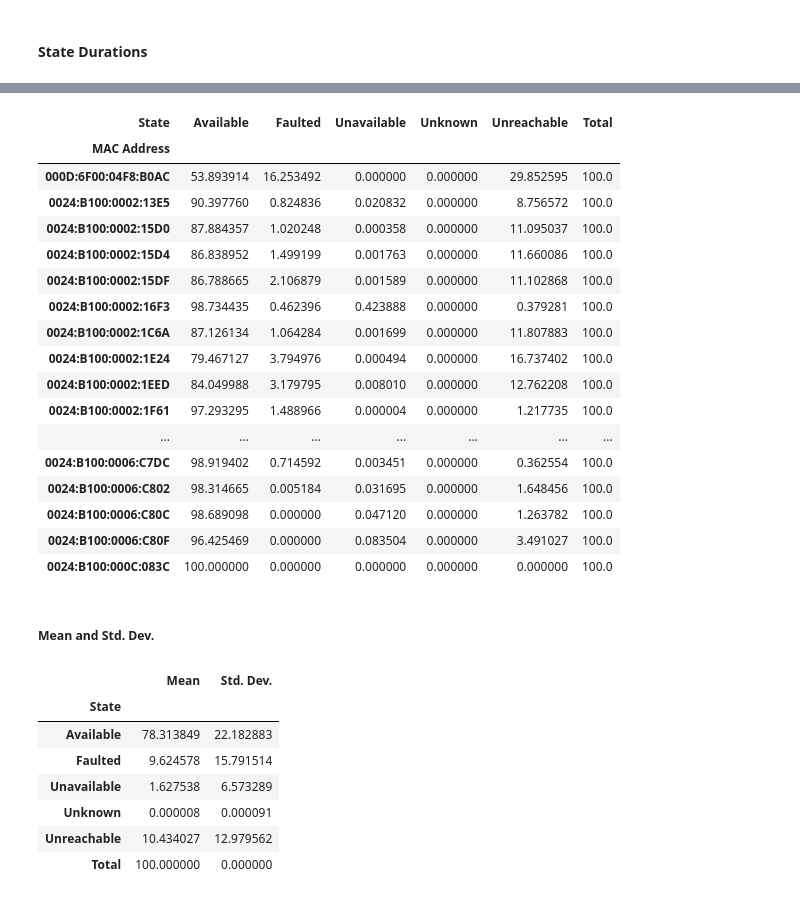
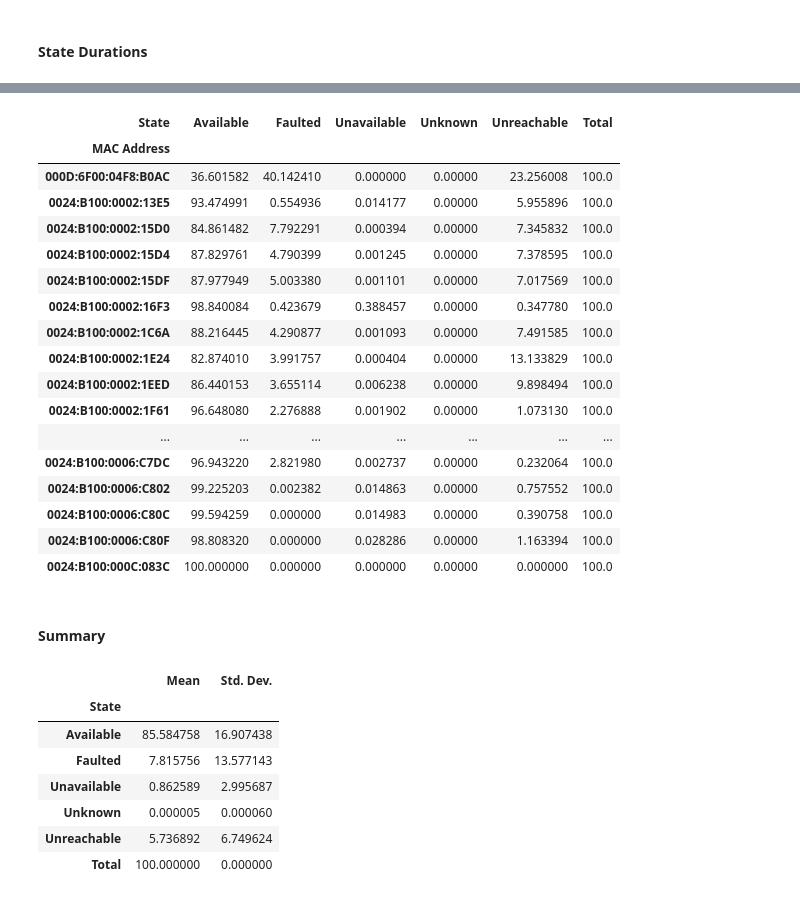
Before and after one commit to b-dagostino/charger-reliability, a Jupyter notebook: notebooks/bdag.ipynb, the cells around one changed output, grey strips where cells are left out. Saved outputs shown, nothing was run; the diff lists cells and outputs as text; code cells hidden in the pictures.

```diff
--- a/notebooks/bdag.ipynb
+++ b/notebooks/bdag.ipynb
@@ -218,7 +219,7 @@ def calculate_state_from_alarms(alarms):
         if mac in models:
             model = models[mac]
         else:
-            model = ChargerModel()
+            model = ChargerModel(return_to_last_known_state=True)
             models[mac] = model
 
         alarm = AlarmEnum(row['Alarm Name'])
@@ -256,8 +273,8 @@ def build_state_history(state_alarms):
         charger_state_history['MAC Address'] = mac
         charger_state_history['Period'] = charger_state_history.index
 
-        # Fix up end times for singleton periods
-        for index, row in charger_state_history[charger_state_history['Alarms'] == 1].iterrows():
+        # Fix up end times
+        for index, row in charger_state_history.iterrows():
             try:
                 charger_state_history.loc[index, 'End'] = charger_state_history.loc[index + 1, 'Start']
             finally:
@@ -279,3 +296,6 @@ def build_state_history(state_alarms):
     return state_history
 
 state_history = build_state_history(state_alarms)
+# %%
+pd.set_option('display.max_rows', 100)
+state_history
@@ -311,32 +345,32 @@ state_percentages
 # %% [output]
 | State | Available | Faulted | Unavailable | Unknown | Unreachable | Total |
 | MAC Address |  |  |  |  |  |  |
-| 000D:6F00:04F8:B0AC | 53.893914 | 16.253492 | 0.000000 | 0.000000 | 29.852595 | 100.0 |
-| 0024:B100:0002:13E5 | 90.397760 | 0.824836 | 0.020832 | 0.000000 | 8.756572 | 100.0 |
-| 0024:B100:0002:15D0 | 87.884357 | 1.020248 | 0.000358 | 0.000000 | 11.095037 | 100.0 |
-| 0024:B100:0002:15D4 | 86.838952 | 1.499199 | 0.001763 | 0.000000 | 11.660086 | 100.0 |
-| 0024:B100:0002:15DF | 86.788665 | 2.106879 | 0.001589 | 0.000000 | 11.102868 | 100.0 |
-| 0024:B100:0002:16F3 | 98.734435 | 0.462396 | 0.423888 | 0.000000 | 0.379281 | 100.0 |
-| 0024:B100:0002:1C6A | 87.126134 | 1.064284 | 0.001699 | 0.000000 | 11.807883 | 100.0 |
-| 0024:B100:0002:1E24 | 79.467127 | 3.794976 | 0.000494 | 0.000000 | 16.737402 | 100.0 |
-| 0024:B100:0002:1EED | 84.049988 | 3.179795 | 0.008010 | 0.000000 | 12.762208 | 100.0 |
-| 0024:B100:0002:1F61 | 97.293295 | 1.488966 | 0.000004 | 0.000000 | 1.217735 | 100.0 |
+| 000D:6F00:04F8:B0AC | 36.601582 | 40.142410 | 0.000000 | 0.00000 | 23.256008 | 100.0 |
+| 0024:B100:0002:13E5 | 93.474991 | 0.554936 | 0.014177 | 0.00000 | 5.955896 | 100.0 |
+| 0024:B100:0002:15D0 | 84.861482 | 7.792291 | 0.000394 | 0.00000 | 7.345832 | 100.0 |
+| 0024:B100:0002:15D4 | 87.829761 | 4.790399 | 0.001245 | 0.00000 | 7.378595 | 100.0 |
+| 0024:B100:0002:15DF | 87.977949 | 5.003380 | 0.001101 | 0.00000 | 7.017569 | 100.0 |
+| 0024:B100:0002:16F3 | 98.840084 | 0.423679 | 0.388457 | 0.00000 | 0.347780 | 100.0 |
+| 0024:B100:0002:1C6A | 88.216445 | 4.290877 | 0.001093 | 0.00000 | 7.491585 | 100.0 |
+| 0024:B100:0002:1E24 | 82.874010 | 3.991757 | 0.000404 | 0.00000 | 13.133829 | 100.0 |
+| 0024:B100:0002:1EED | 86.440153 | 3.655114 | 0.006238 | 0.00000 | 9.898494 | 100.0 |
+| 0024:B100:0002:1F61 | 96.648080 | 2.276888 | 0.001902 | 0.00000 | 1.073130 | 100.0 |
 | ... | ... | ... | ... | ... | ... | ... |
-| 0024:B100:0006:C7DC | 98.919402 | 0.714592 | 0.003451 | 0.000000 | 0.362554 | 100.0 |
-| 0024:B100:0006:C802 | 98.314665 | 0.005184 | 0.031695 | 0.000000 | 1.648456 | 100.0 |
-| 0024:B100:0006:C80C | 98.689098 | 0.000000 | 0.047120 | 0.000000 | 1.263782 | 100.0 |
-| 0024:B100:0006:C80F | 96.425469 | 0.000000 | 0.083504 | 0.000000 | 3.491027 | 100.0 |
-| 0024:B100:000C:083C | 100.000000 | 0.000000 | 0.000000 | 0.000000 | 0.000000 | 100.0 |
+| 0024:B100:0006:C7DC | 96.943220 | 2.821980 | 0.002737 | 0.00000 | 0.232064 | 100.0 |
+| 0024:B100:0006:C802 | 99.225203 | 0.002382 | 0.014863 | 0.00000 | 0.757552 | 100.0 |
+| 0024:B100:0006:C80C | 99.594259 | 0.000000 | 0.014983 | 0.00000 | 0.390758 | 100.0 |
+| 0024:B100:0006:C80F | 98.808320 | 0.000000 | 0.028286 | 0.00000 | 1.163394 | 100.0 |
+| 0024:B100:000C:083C | 100.000000 | 0.000000 | 0.000000 | 0.00000 | 0.000000 | 100.0 |
+# %% [markdown]
+#### **Summary**
 # %%
-print_md('##### **Mean and Std. Dev.**')
 display(pd.concat([state_percentages.mean(), state_percentages.std()], axis=1, keys=['Mean', 'Std. Dev.']))
 # %% [output]
-##### **Mean and Std. Dev.**
 |  | Mean | Std. Dev. |
 | State |  |  |
-| Available | 78.313849 | 22.182883 |
-| Faulted | 9.624578 | 15.791514 |
-| Unavailable | 1.627538 | 6.573289 |
-| Unknown | 0.000008 | 0.000091 |
-| Unreachable | 10.434027 | 12.979562 |
+| Available | 85.584758 | 16.907438 |
+| Faulted | 7.815756 | 13.577143 |
+| Unavailable | 0.862589 | 2.995687 |
+| Unknown | 0.000005 | 0.000060 |
+| Unreachable | 5.736892 | 6.749624 |
 | Total | 100.000000 | 0.000000 |
```
Also changed, not shown: parts of 7 cells of this notebook, 1 other file.
